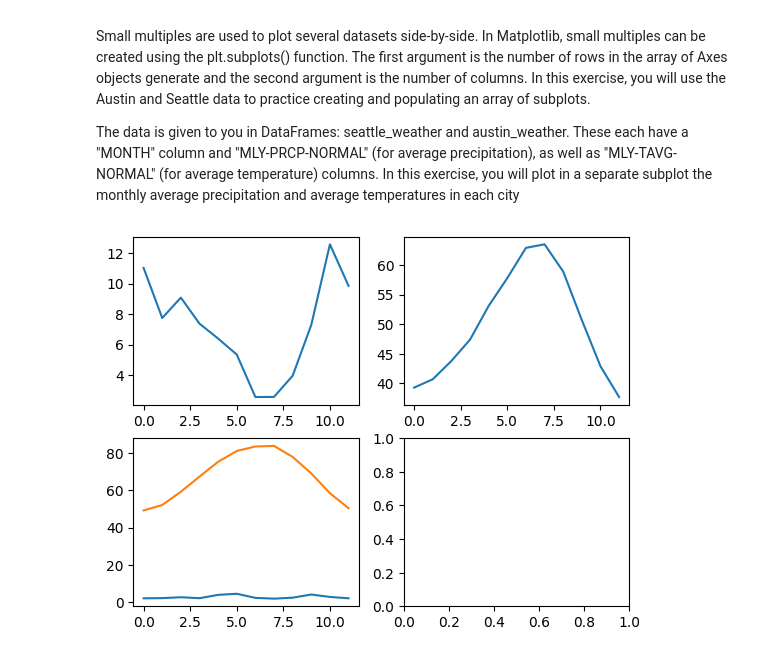
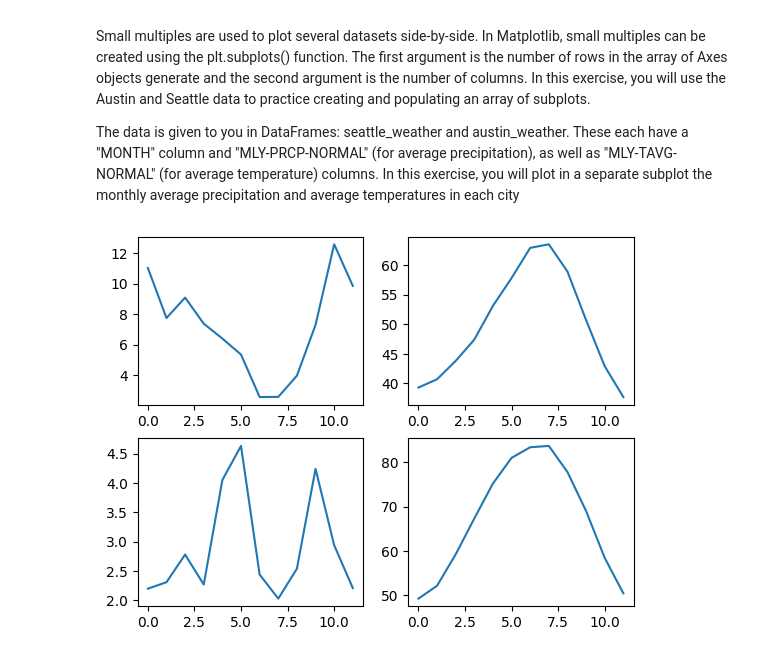
Before and after one commit to Emigbanam/Data-Analysis-Practice, a Jupyter notebook: Data Visualization With Python (Matplotlib).ipynb, the cells around one changed output. Drawn from its saved outputs; the diff is of its cells as text; code cells hidden in the pictures.

```diff
--- a/Data Visualization With Python (Matplotlib).ipynb
+++ b/Data Visualization With Python (Matplotlib).ipynb
@@ -156,17 +156,17 @@ The data is given to you in DataFrames: seattle_weather and austin_weather. Thes
 # %%
 #1. Create a Figure and an array of subplots with 2 rows and 2 columns.
 fig, ax = plt.subplots(2,2)
 
 #2. Addressing the top left Axes as index 0, 0, plot the Seattle precipitation.
 ax[0,0].plot(seattle['MLY-PRCP-NORMAL'])
 
 #3. In the top right (index 0,1), plot Seattle temperatures.
 ax[0,1].plot(seattle['MLY-TAVG-NORMAL'])
 
 #4. In the bottom left (1, 0) and bottom right (1, 1) plot Austin precipitations and temperatures.
 ax[1,0].plot(austin['MLY-PRCP-NORMAL'])
-ax[1,0].plot(austin['MLY-TAVG-NORMAL'])
+ax[1,1].plot(austin['MLY-TAVG-NORMAL'])
 
 plt.show()
 # %% [output]
-[figure, old version]
+[figure, new version]
```
Also changed, not shown: parts of 1 cell of this notebook.
